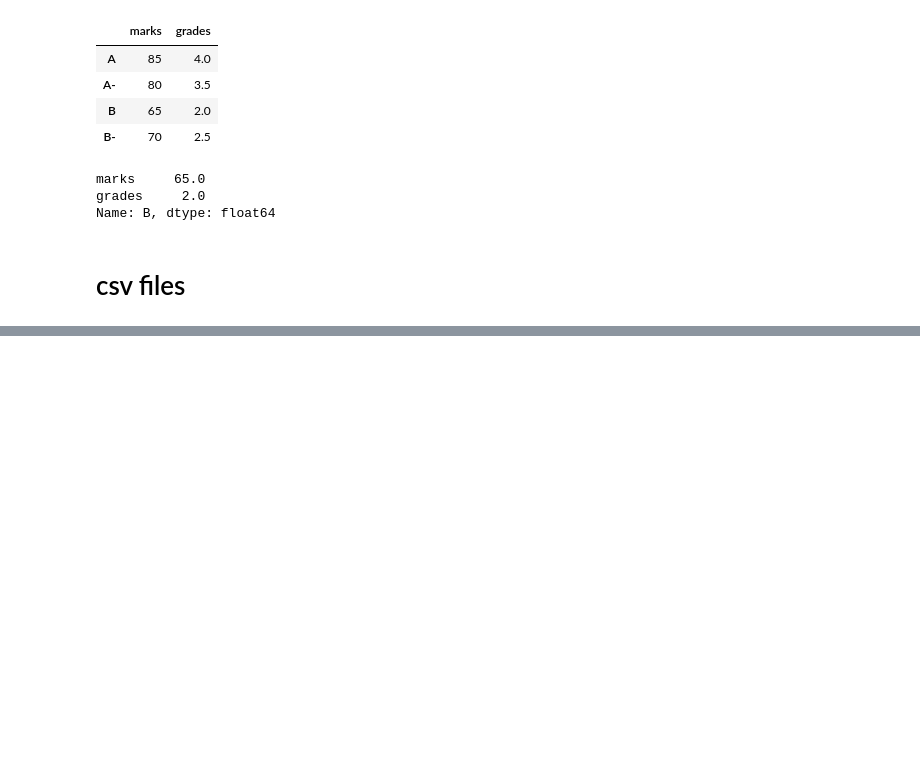
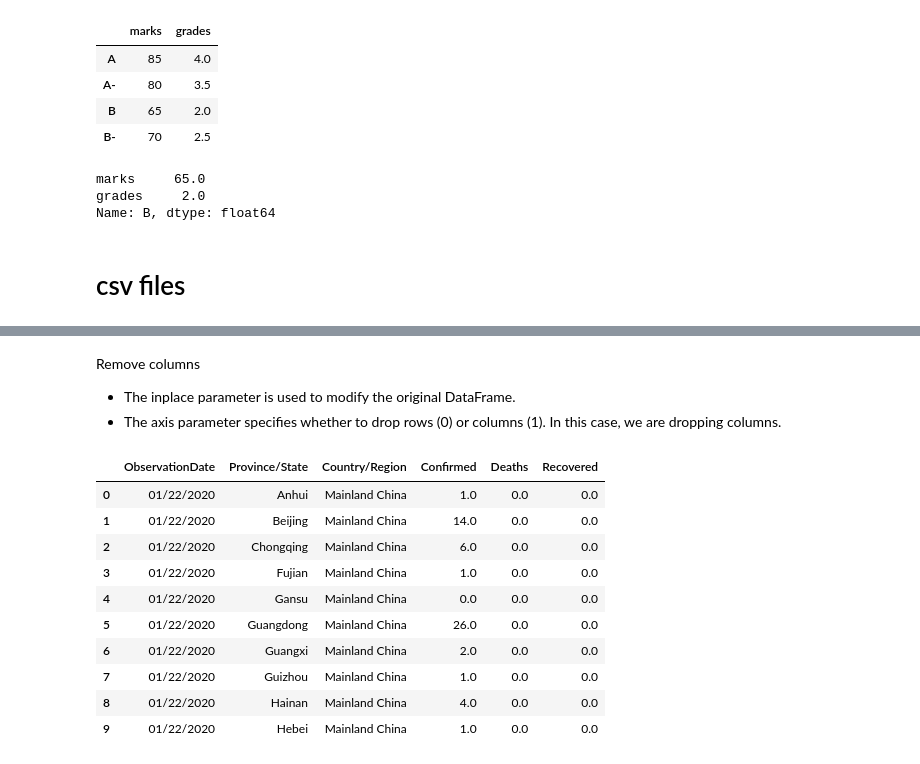
Before and after one commit to manuelm1209/python-data-science, a Jupyter notebook: pandas.ipynb, the cells around one changed output, grey strips where cells are left out. Saved outputs shown, nothing was run; the diff lists cells and outputs as text; code cells hidden in the pictures; blank space fills up the shorter version.

```diff
--- a/pandas.ipynb
+++ b/pandas.ipynb
@@ -250,0 +273,19 @@ Name: B, dtype: float64
+# %% [markdown]
+Remove columns
+- The inplace parameter is used to modify the original DataFrame.
+- The axis parameter specifies whether to drop rows (0) or columns (1). In this case, we are dropping columns.
+# %%
+df.drop(["SNo", "Last Update"],axis=1,inplace=True) # The inplace parameter is used to modify the original DataFrame and the axis parameter specifies whether to drop rows (0) or columns (1). In this case, we are dropping columns.
+df.head(10)
+# %% [output]
+|  | ObservationDate | Province/State | Country/Region | Confirmed | Deaths | Recovered |
+| 0 | 01/22/2020 | Anhui | Mainland China | 1.0 | 0.0 | 0.0 |
+| 1 | 01/22/2020 | Beijing | Mainland China | 14.0 | 0.0 | 0.0 |
+| 2 | 01/22/2020 | Chongqing | Mainland China | 6.0 | 0.0 | 0.0 |
+| 3 | 01/22/2020 | Fujian | Mainland China | 1.0 | 0.0 | 0.0 |
+| 4 | 01/22/2020 | Gansu | Mainland China | 0.0 | 0.0 | 0.0 |
+| 5 | 01/22/2020 | Guangdong | Mainland China | 26.0 | 0.0 | 0.0 |
+| 6 | 01/22/2020 | Guangxi | Mainland China | 2.0 | 0.0 | 0.0 |
+| 7 | 01/22/2020 | Guizhou | Mainland China | 1.0 | 0.0 | 0.0 |
+| 8 | 01/22/2020 | Hainan | Mainland China | 4.0 | 0.0 | 0.0 |
+| 9 | 01/22/2020 | Hebei | Mainland China | 1.0 | 0.0 | 0.0 |
```
Also changed, not shown: parts of 30 cells of this notebook, 2 other files.
